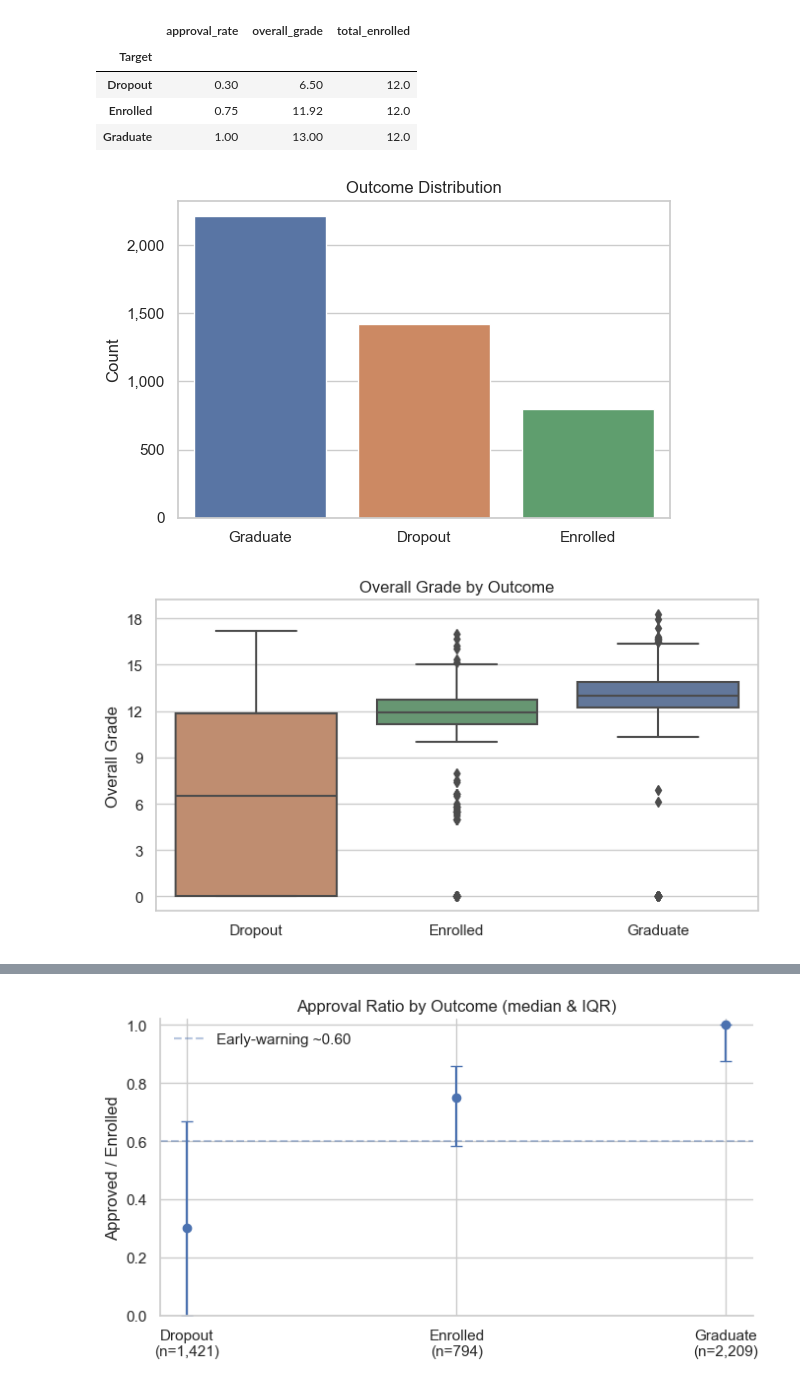
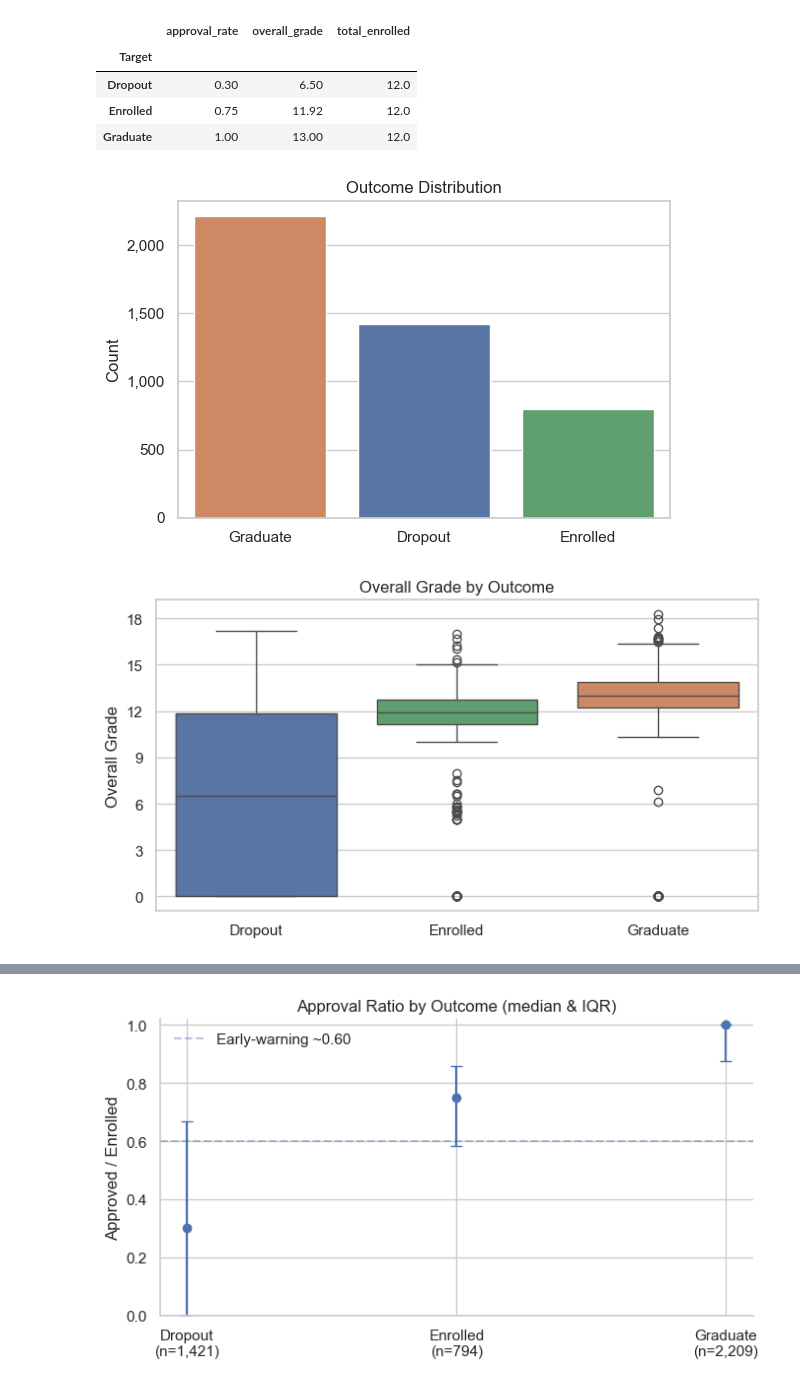
Before and after one commit to moshemoshe137/BDA-550, a Jupyter notebook: Module 4 Insights, Solution Development, and Innovation/Module 4 Final Project Assignment 3 – First Draft - Project Group.ipynb, the cells around one changed output, grey strips where cells are left out. Drawn from its saved outputs; the diff is of its cells as text; code cells hidden in the pictures.

```diff
--- a/Module 4 Insights, Solution Development, and Innovation/Module 4 Final Project Assignment 3 – First Draft - Project Group.ipynb
+++ b/Module 4 Insights, Solution Development, and Innovation/Module 4 Final Project Assignment 3 – First Draft - Project Group.ipynb
@@ -86,16 +86,16 @@ sns.set(style="whitegrid")
 # %%
 # # 1) Outcome distribution
 fig, ax = plt.subplots(figsize=(6, 4))
 labels = out_share.index
-sns.countplot(x="Target", data=df, order=labels, ax=ax)
+sns.countplot(x="Target", data=df, order=labels, ax=ax, hue="Target")
 ax.set_title("Outcome Distribution")
 ax.set_ylabel("Count")
 ax.set_xlabel("")
 ax.yaxis.set_major_formatter("{:,.0f}".format)
 fig.tight_layout()
 plt.show()
 # %% [output]
-[figure, old version]
+[figure, new version]
 # %%
 # Get whatever color palette the first plot used.
 colors = [p.get_facecolor() for p in ax.patches]
@@ -104,7 +104,15 @@ palette = dict(zip(labels, colors, strict=False))
 # 3) Overall grade by outcome (boxplot)
 fig, ax = plt.subplots(figsize=(7, 4))
 order = df.groupby("Target")["overall_grade"].median().sort_values().index
-sns.boxplot(x="Target", y="overall_grade", data=df, order=order, palette=palette, ax=ax)
+sns.boxplot(
+    x="Target",
+    y="overall_grade",
+    data=df,
+    order=order,
+    # palette=palette,
+    ax=ax,
+    hue="Target",
+)
 ax.set_title("Overall Grade by Outcome")
 ax.set_xlabel("")
 ax.set_ylabel("Overall Grade")
@@ -112,7 +120,7 @@ ax.yaxis.set_major_locator(plt.MaxNLocator(integer=True))
 fig.tight_layout()
 plt.show()
 # %% [output]
-[figure, old version]
+[figure, new version]
 # %%
 fig, ax = plt.subplots(figsize=(7, 4))
 order = df.groupby("Target")["total_enrolled"].median().sort_values().index
```
Also changed, not shown: parts of 4 cells of this notebook.
